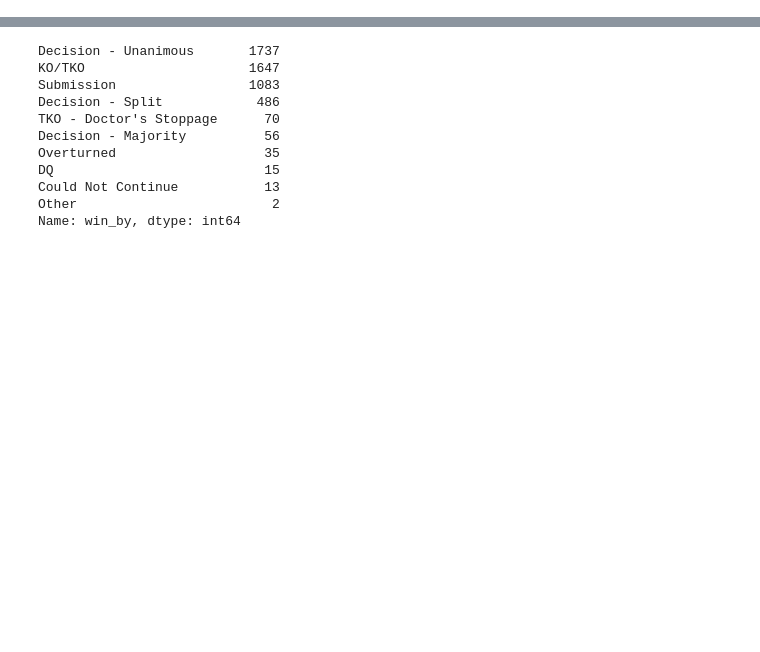
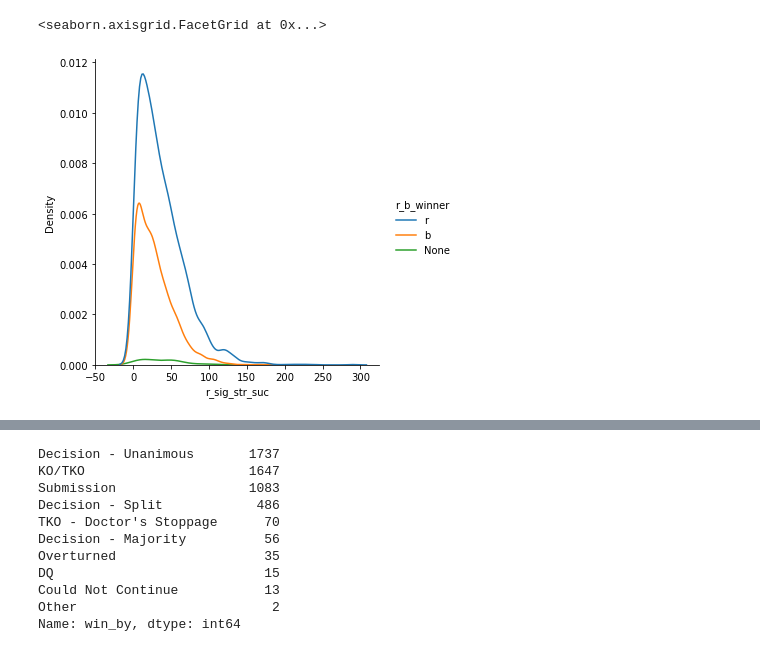
Before and after one commit to pauljabernathy/demo, a Jupyter notebook: ufc/exploratory_presentation.ipynb, the cells around one changed output, grey strips where cells are left out. Drawn from its saved outputs; the diff is of its cells as text; code cells hidden in the pictures; blank space fills up the shorter version.

```diff
--- a/ufc/exploratory_presentation.ipynb
+++ b/ufc/exploratory_presentation.ipynb
@@ -234,0 +99,5 @@ First, let's look at how fights ended.
+# %%
+sns.displot(data=fights, x="r_sig_str_suc", **params)
+# %% [output]
+<seaborn.axisgrid.FacetGrid at 0x...>
+[figure, added]
```
Also changed, not shown: parts of 103 cells of this notebook, 3 other files.
